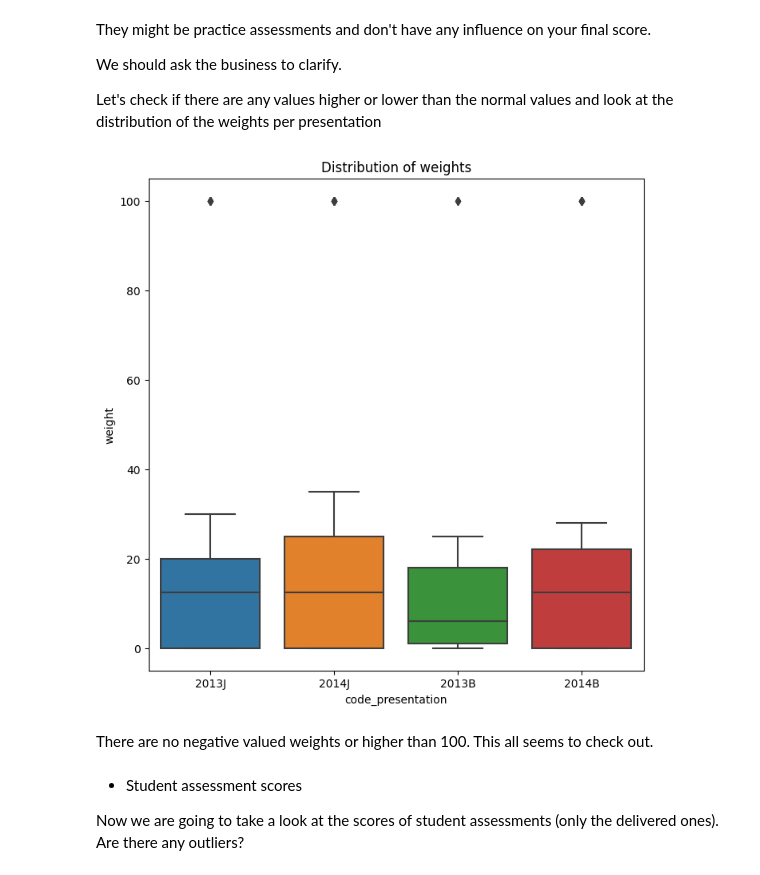
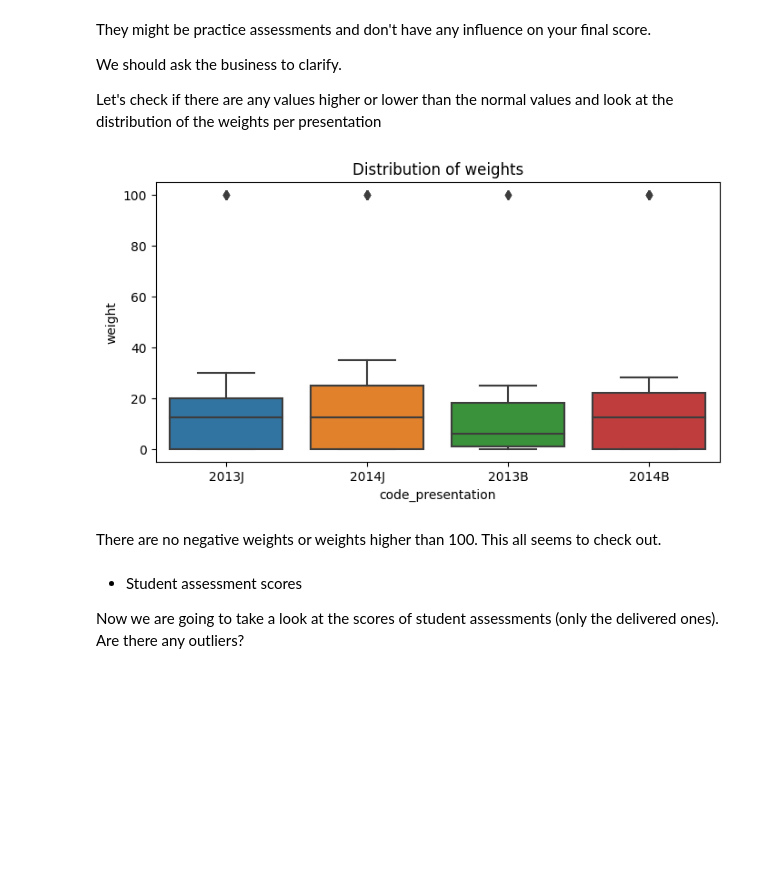
Before and after one commit to randmon/ucll_ti_data_and_ai_group_assignments, a Jupyter notebook: Assignment 2/assignment2.ipynb, the cells around one changed output. Saved outputs shown, nothing was run; the diff lists cells and outputs as text; code cells hidden in the pictures; blank space fills up the shorter version.

```diff
--- a/Assignment 2/assignment2.ipynb
+++ b/Assignment 2/assignment2.ipynb
@@ -508,13 +511,13 @@ We should ask the business to clarify.
 
 Let's check if there are any values higher or lower than the normal values and look at the distribution of the weights per presentation
 # %%
-fig, ax = plt.subplots(figsize=(8,8))
+fig, ax = plt.subplots(figsize=(8,4))
 ax.set_title("Distribution of weights")
 sns.boxplot(data=assessments_df, x="code_presentation", y="weight", ax=ax);
 # %% [output]
-[figure, old version]
+[figure, new version]
 # %% [markdown]
-There are no negative valued weights or higher than 100. This all seems to check out.
+There are no negative weights or weights higher than 100. This all seems to check out.
 # %% [markdown]
 - Student assessment scores
 
```
Also changed, not shown: parts of 33 cells of this notebook.
